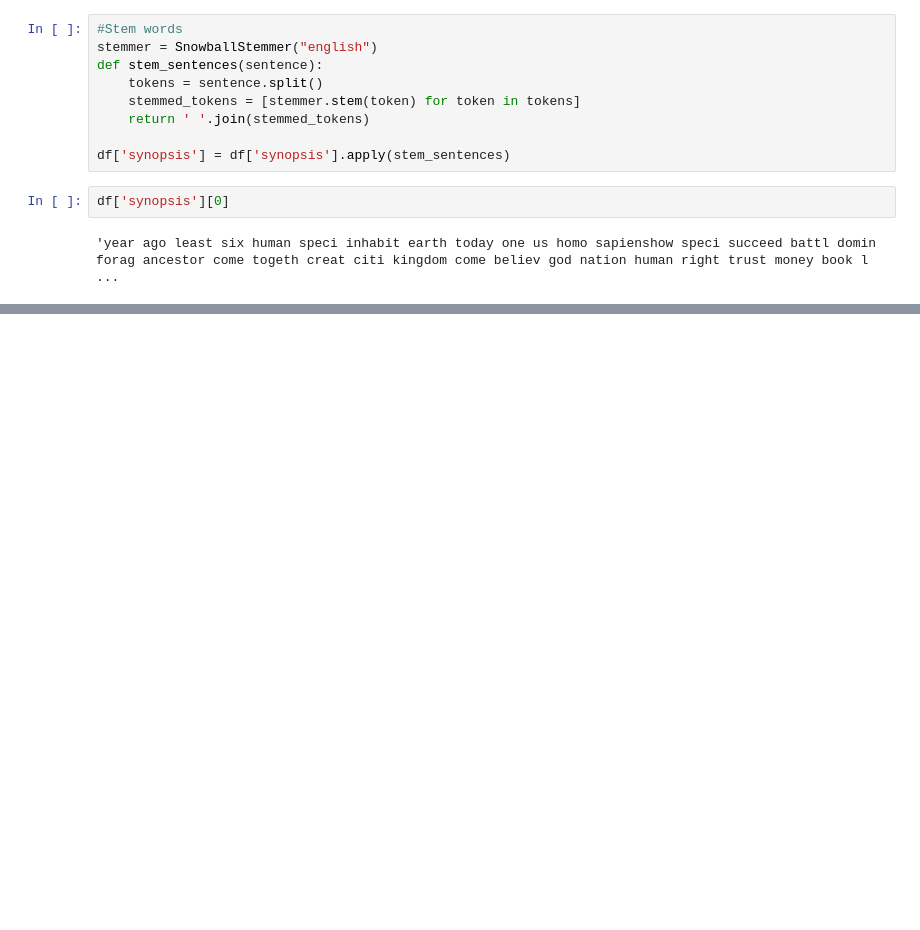
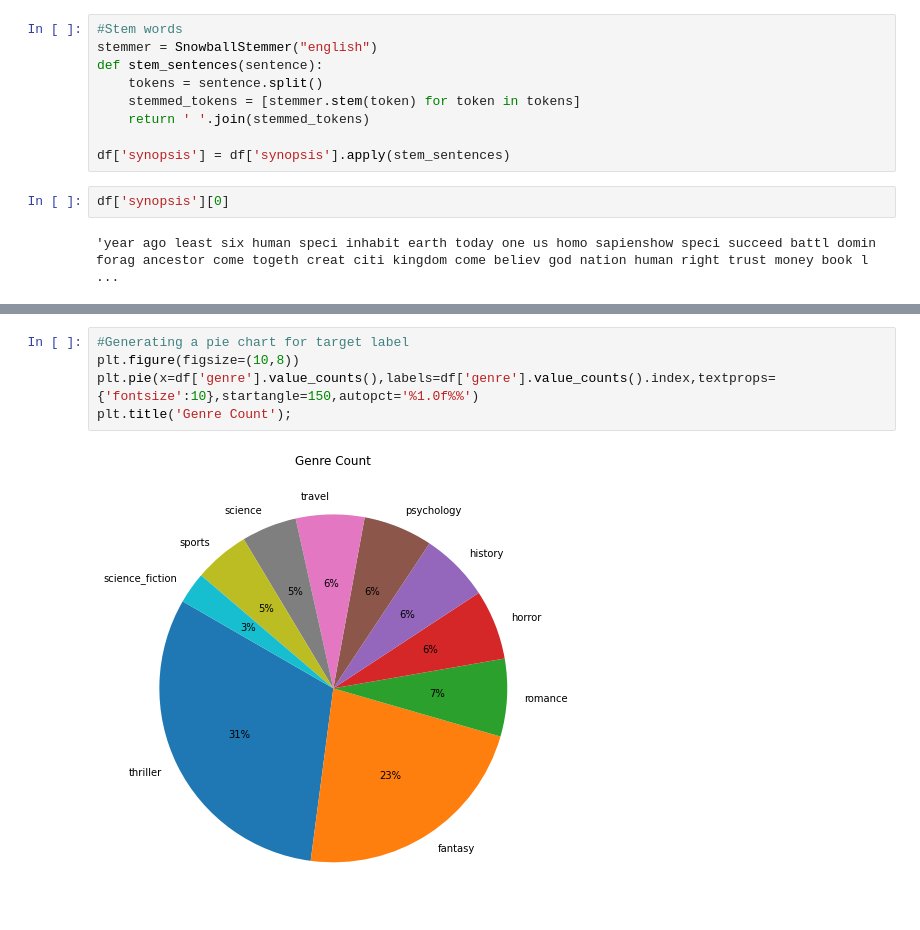
Before and after one commit to srkcheema/SentimentAnalysis, a Jupyter notebook: GenreClassification.ipynb, the cells around one changed output, grey strips where cells are left out. Saved outputs shown, nothing was run; the diff lists cells and outputs as text; blank space fills up the shorter version.

```diff
--- a/GenreClassification.ipynb
+++ b/GenreClassification.ipynb
@@ -236,0 +260,7 @@ df.head()
+# %%
+#Generating a pie chart for target label
+plt.figure(figsize=(10,8))
+plt.pie(x=df['genre'].value_counts(),labels=df['genre'].value_counts().index,textprops={'fontsize':10},startangle=150,autopct='%1.0f%%')
+plt.title('Genre Count');
+# %% [output]
+[figure, added]
```
Also changed, not shown: parts of 8 cells of this notebook.
